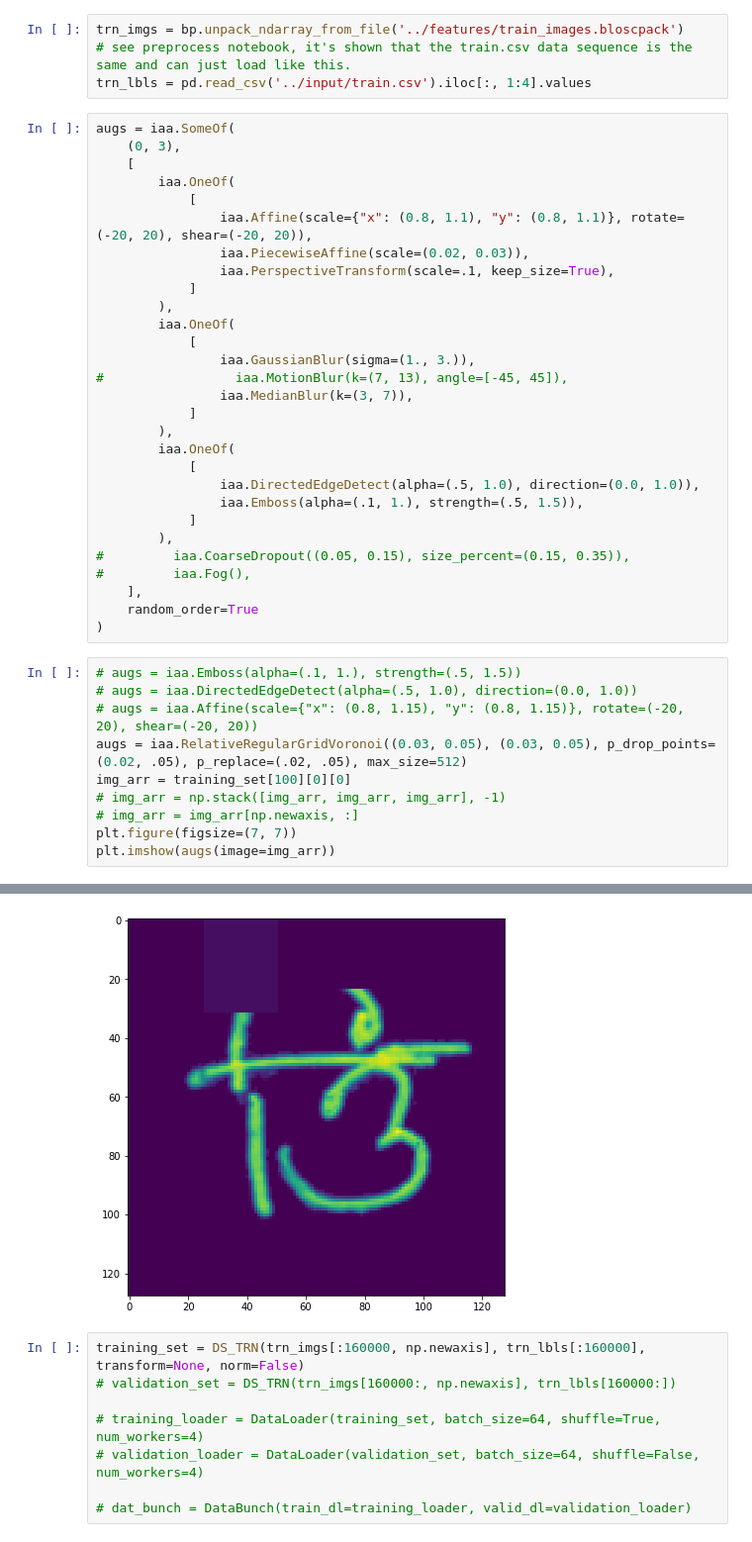
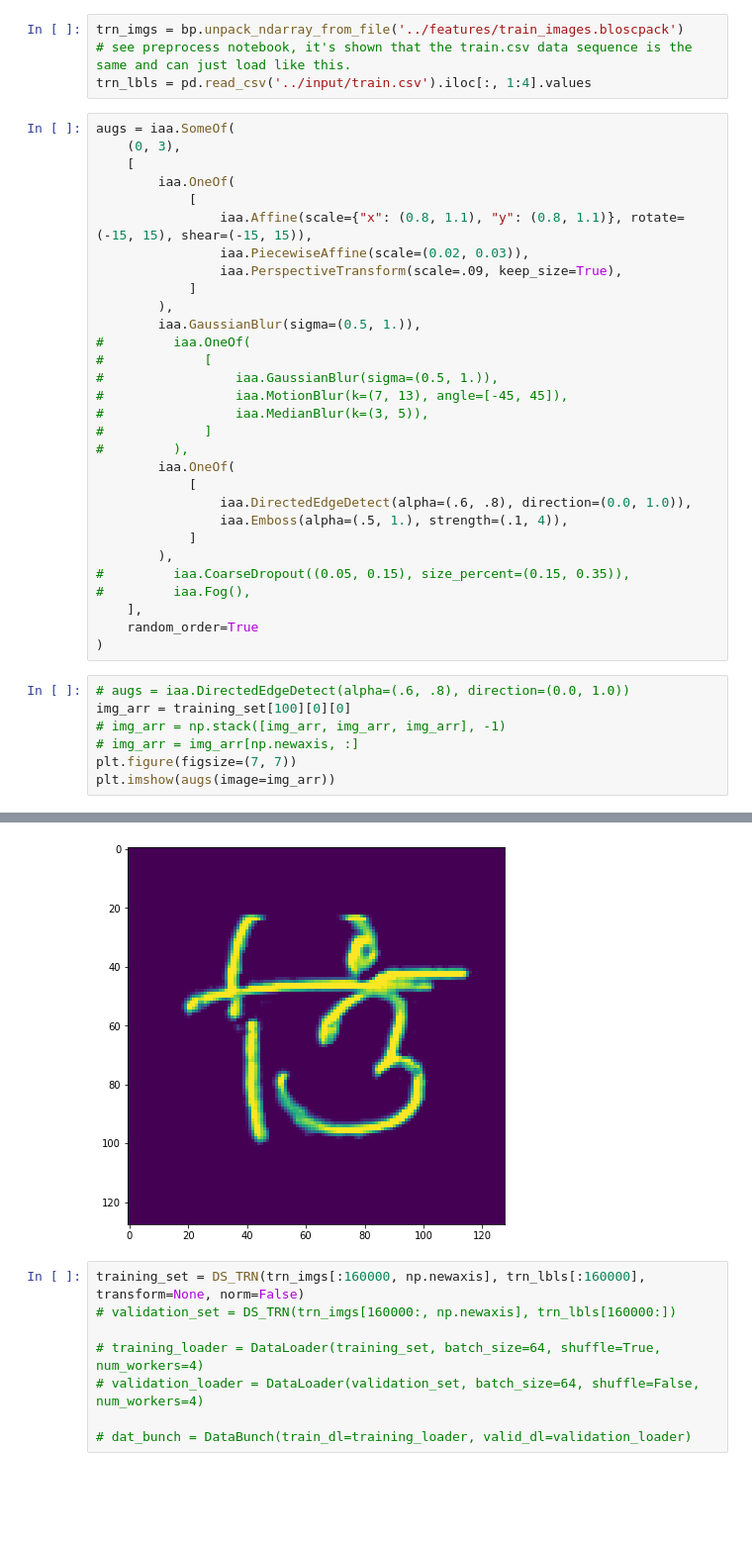
Before and after one commit to yuan1202/bengaliai, a Jupyter notebook: code/testing.ipynb, the cells around one changed output, grey strips where cells are left out. Shown: that part at 99% size. Drawn from its saved outputs; the diff is of its cells as text; blank space fills up the shorter version.

```diff
--- a/code/testing.ipynb
+++ b/code/testing.ipynb
@@ -48,22 +74,23 @@ augs = iaa.SomeOf(
     [
         iaa.OneOf(
             [
-                iaa.Affine(scale={"x": (0.8, 1.1), "y": (0.8, 1.1)}, rotate=(-20, 20), shear=(-20, 20)),
+                iaa.Affine(scale={"x": (0.8, 1.1), "y": (0.8, 1.1)}, rotate=(-15, 15), shear=(-15, 15)),
                 iaa.PiecewiseAffine(scale=(0.02, 0.03)),
-                iaa.PerspectiveTransform(scale=.1, keep_size=True),
+                iaa.PerspectiveTransform(scale=.09, keep_size=True),
             ]
         ),
+        iaa.GaussianBlur(sigma=(0.5, 1.)),
+#         iaa.OneOf(
+#             [
+#                 iaa.GaussianBlur(sigma=(0.5, 1.)),
+#                 iaa.MotionBlur(k=(7, 13), angle=[-45, 45]),
+#                 iaa.MedianBlur(k=(3, 5)),
+#             ]
+#         ),
         iaa.OneOf(
             [
-                iaa.GaussianBlur(sigma=(1., 3.)),
-#                 iaa.MotionBlur(k=(7, 13), angle=[-45, 45]),
-                iaa.MedianBlur(k=(3, 7)),
-            ]
-        ),
-        iaa.OneOf(
-            [
-                iaa.DirectedEdgeDetect(alpha=(.5, 1.0), direction=(0.0, 1.0)),
-                iaa.Emboss(alpha=(.1, 1.), strength=(.5, 1.5)),
+                iaa.DirectedEdgeDetect(alpha=(.6, .8), direction=(0.0, 1.0)),
+                iaa.Emboss(alpha=(.5, 1.), strength=(.1, 4)),
             ]
         ),
 #         iaa.CoarseDropout((0.05, 0.15), size_percent=(0.15, 0.35)),
@@ -72,18 +99,15 @@ augs = iaa.SomeOf(
     random_order=True
 )
 # %%
-# augs = iaa.Emboss(alpha=(.1, 1.), strength=(.5, 1.5))
-# augs = iaa.DirectedEdgeDetect(alpha=(.5, 1.0), direction=(0.0, 1.0))
-# augs = iaa.Affine(scale={"x": (0.8, 1.15), "y": (0.8, 1.15)}, rotate=(-20, 20), shear=(-20, 20))
-augs = iaa.RelativeRegularGridVoronoi((0.03, 0.05), (0.03, 0.05), p_drop_points=(0.02, .05), p_replace=(.02, .05), max_size=512)
+# augs = iaa.DirectedEdgeDetect(alpha=(.6, .8), direction=(0.0, 1.0))
 img_arr = training_set[100][0][0]
 # img_arr = np.stack([img_arr, img_arr, img_arr], -1)
 # img_arr = img_arr[np.newaxis, :]
 plt.figure(figsize=(7, 7))
 plt.imshow(augs(image=img_arr))
 # %% [output]
 <matplotlib.image.AxesImage at 0x...>
-[figure, old version]
+[figure, new version]
 # %%
 training_set = DS_TRN(trn_imgs[:160000, np.newaxis], trn_lbls[:160000], transform=None, norm=False)
 # validation_set = DS_TRN(trn_imgs[160000:, np.newaxis], trn_lbls[160000:])
```
Also changed, not shown: parts of 3 cells of this notebook, 6 other files.
